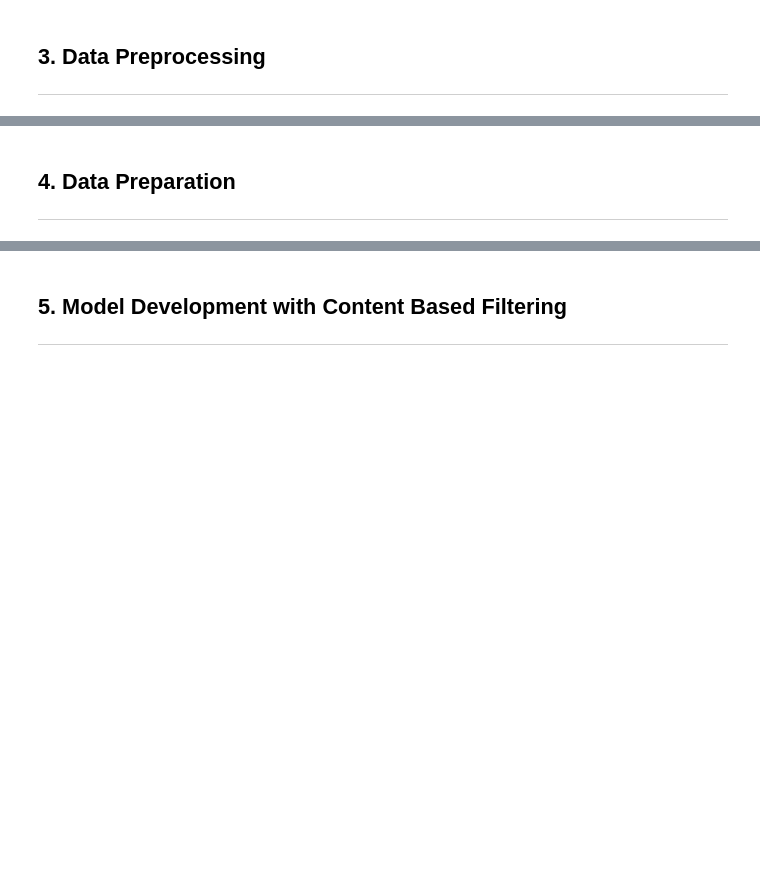
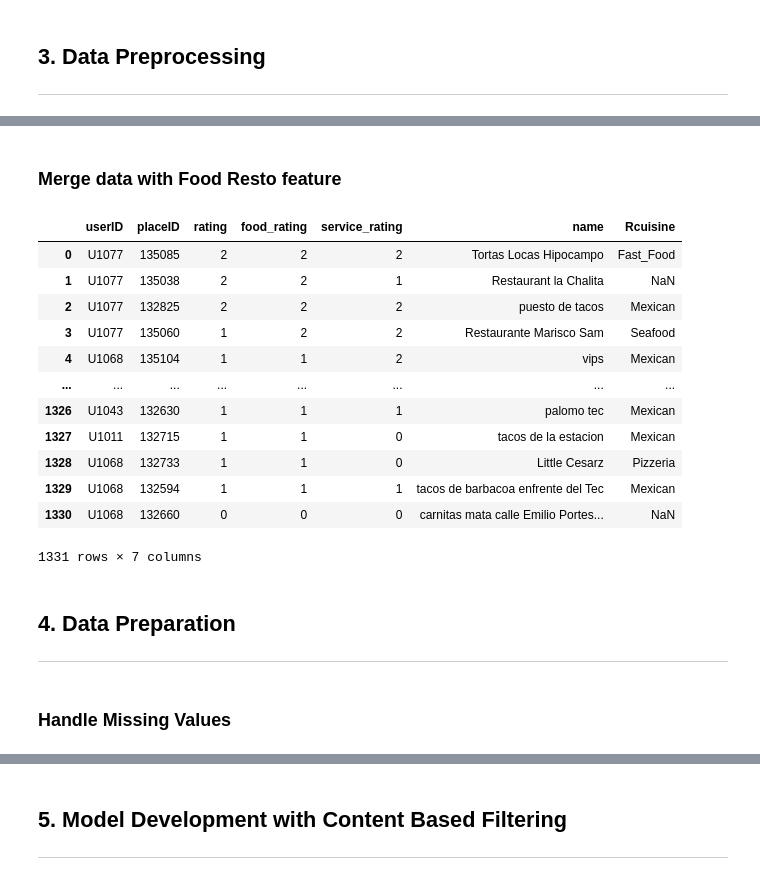
Before and after one commit to naufalmuafi/restaurant-recommender-system, a Jupyter notebook: main.ipynb, the cells around one changed output, grey strips where cells are left out. Cells and saved outputs as stored; diff of their text form; code cells hidden in the pictures; blank space fills up the shorter version.

```diff
--- a/main.ipynb
+++ b/main.ipynb
@@ -168,0 +271,3 @@ Total amount of rating data: 1161
+# %%
+all_resto_rate = rating
+all_resto_rate
@@ -169,3 +306,25 @@ Total amount of rating data: 1161
+# %% [markdown]
+### Merge data with Food Resto feature
+# %%
+# Merge the 'cuisine' dataframe with 'all_resto_name' and store it in the variable 'all_resto'
+all_resto = pd.merge(all_resto_name, cuisine, on='placeID', how='left')
+all_resto
+# %% [output]
+|  | userID | placeID | rating | food_rating | service_rating | name | Rcuisine |
+| 0 | U1077 | 135085 | 2 | 2 | 2 | Tortas Locas Hipocampo | Fast_Food |
+| 1 | U1077 | 135038 | 2 | 2 | 1 | Restaurant la Chalita | NaN |
+| 2 | U1077 | 132825 | 2 | 2 | 2 | puesto de tacos | Mexican |
+| 3 | U1077 | 135060 | 1 | 2 | 2 | Restaurante Marisco Sam | Seafood |
+| 4 | U1068 | 135104 | 1 | 1 | 2 | vips | Mexican |
+| ... | ... | ... | ... | ... | ... | ... | ... |
+| 1326 | U1043 | 132630 | 1 | 1 | 1 | palomo tec | Mexican |
+| 1327 | U1011 | 132715 | 1 | 1 | 0 | tacos de la estacion | Mexican |
+| 1328 | U1068 | 132733 | 1 | 1 | 0 | Little Cesarz | Pizzeria |
+| 1329 | U1068 | 132594 | 1 | 1 | 1 | tacos de barbacoa enfrente del Tec | Mexican |
+| 1330 | U1068 | 132660 | 0 | 0 | 0 | carnitas mata calle Emilio Portes... | NaN |
+1331 rows × 7 columns
 # %% [markdown]
 ## 4. Data Preparation
 ---
+# %% [markdown]
+### Handle Missing Values
```
Also changed, not shown: parts of 33 cells of this notebook.
